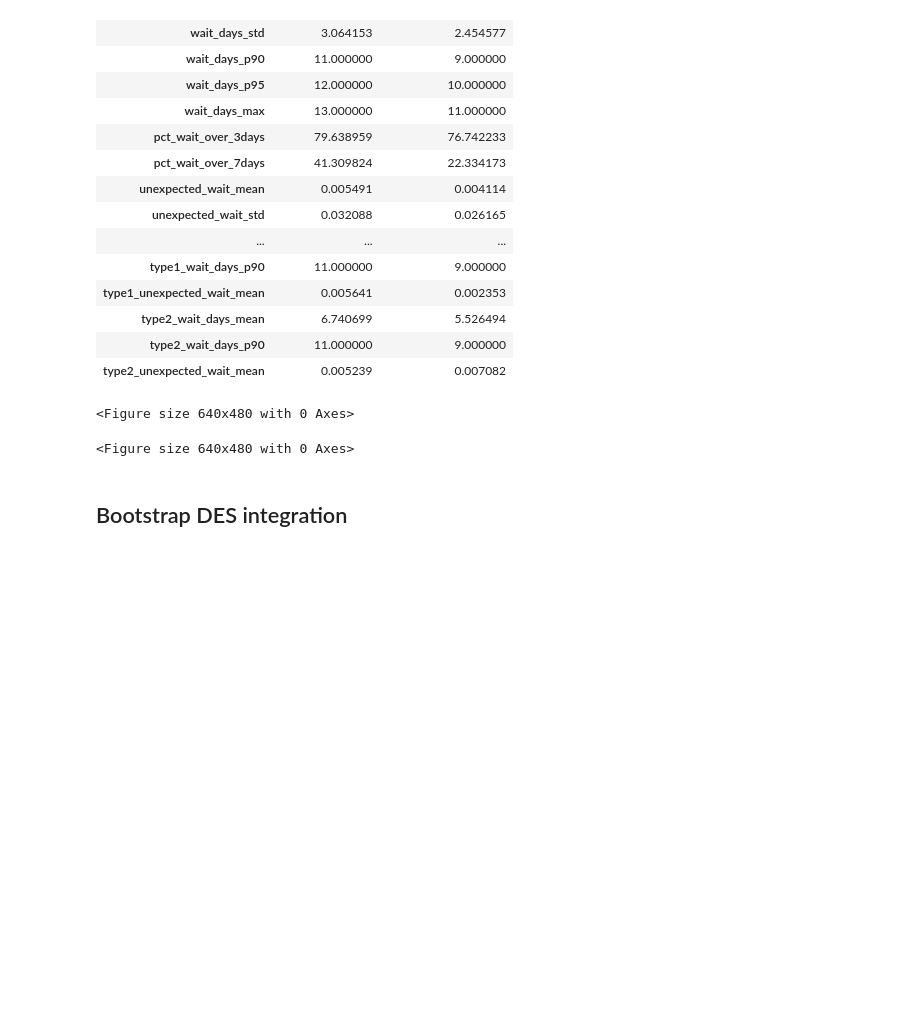
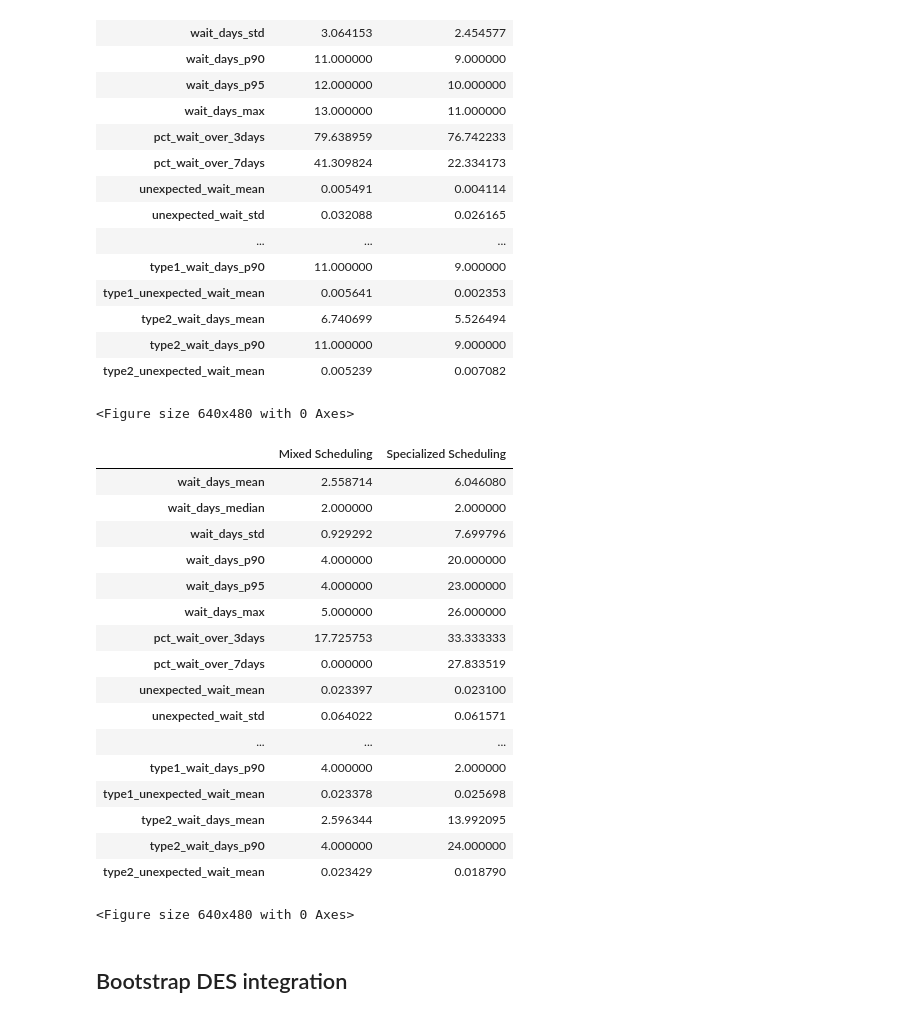
Before and after one commit to kristin-sy/MRI-Scan-Project-Computational, a Jupyter notebook: part2.ipynb, the cells around one changed output. Drawn from its saved outputs; the diff is of its cells as text; code cells hidden in the pictures; blank space fills up the shorter version.

```diff
--- a/part2.ipynb
+++ b/part2.ipynb
@@ -489,26 +489,46 @@ pd.concat([kpi_mix, kpi_spec], axis=1, keys=['Mixed Scheduling', 'Specialized Sc
 # %%
 def try_with_diff_slots(lbda_per_hour, mu_serve_1, sd_serve_1, ia_first_PerDay, ia_between_PerDay, dur2, days, slot_length_1, slot_length_2, rng):
     arrivals_1 = gen_type_1_arrs_and_durs(lbda_per_hour, mu_serve_1, sd_serve_1, days, rng)
     arrivals_1_df = pd.DataFrame(arrivals_1, columns=['day', 'call_arrival_time', 'service_duration', 'patient_type'])
 
     arrivals_2 = gen_type_2_arrs_and_durs(ia_first_PerDay, ia_between_PerDay, dur2, days, rng)
     arrivals_2_df = pd.DataFrame(arrivals_2, columns=['day', 'call_arrival_time', 'service_duration', 'patient_type'])
 
     combined_arrivals_df = combine_arrivals(arrivals_1_df, arrivals_2_df)
 
     mix_df = schedule_mixed(combined_arrivals_df, slot_length_1, slot_length_2)
     spec_df = schedule_specialized(combined_arrivals_df, slot_length_1, slot_length_2)
 
     kpi_mix = calc_kpis(mix_df, sched_type="ALT_SLOT_LENGTH_mixed", visualize=True)
     kpi_spec = calc_kpis(spec_df, sched_type="ALT_SLOT_LENGTH_specialized", visualize=True)
 
-    return kpi_mix, kpi_spec
+    return pd.concat([kpi_mix, kpi_spec], axis=1, keys=['Mixed Scheduling', 'Specialized Scheduling'])
 
-alt_slot_length_1 = 1/(lbda_per_hour + 0.2)
-alt_slot_length_2 = 1/((df_base.loc['t2_arrivals_mean', 'estimate'] / WORK_H) + 0.2)
+# alt_slot_length_1 = 1/(lbda_per_hour + 0.2)
+# alt_slot_length_2 = 1/((df_base.loc['t2_arrivals_mean', 'estimate'] / WORK_H) + 0.2)
+alt_slot_length_1 = 0.5
+alt_slot_length_2 = 0.9166666666666667 # 55 minutes
 
-alt_kpis = try_with_diff_slots(lbda_per_hour, mu_serve_1, sd_serve_1, ia_first_PerDay, ia_between_PerDay, d2["Duration"].to_numpy(), sim_days, alt_slot_length_1, alt_slot_length_2, rng)
+alt_kpis = try_with_diff_slots(lbda_per_hour, mu_serve_1, sd_serve_1, ia_first_PerDay, ia_between_PerDay, d2["Duration"].to_numpy(), 200, alt_slot_length_1, alt_slot_length_2, rng)
+alt_kpis
 # %% [output]
+|  | Mixed Scheduling | Specialized Scheduling |
+| wait_days_mean | 2.558714 | 6.046080 |
+| wait_days_median | 2.000000 | 2.000000 |
+| wait_days_std | 0.929292 | 7.699796 |
+| wait_days_p90 | 4.000000 | 20.000000 |
+| wait_days_p95 | 4.000000 | 23.000000 |
+| wait_days_max | 5.000000 | 26.000000 |
+| pct_wait_over_3days | 17.725753 | 33.333333 |
+| pct_wait_over_7days | 0.000000 | 27.833519 |
+| unexpected_wait_mean | 0.023397 | 0.023100 |
+| unexpected_wait_std | 0.064022 | 0.061571 |
+| ... | ... | ... |
+| type1_wait_days_p90 | 4.000000 | 2.000000 |
+| type1_unexpected_wait_mean | 0.023378 | 0.025698 |
+| type2_wait_days_mean | 2.596344 | 13.992095 |
+| type2_wait_days_p90 | 4.000000 | 24.000000 |
+| type2_unexpected_wait_mean | 0.023429 | 0.018790 |
 <Figure size 640x480 with 0 Axes>
 # %% [markdown]
 ## Bootstrap DES integration
```
Also changed, not shown: parts of 3 cells of this notebook, 11 other files.
